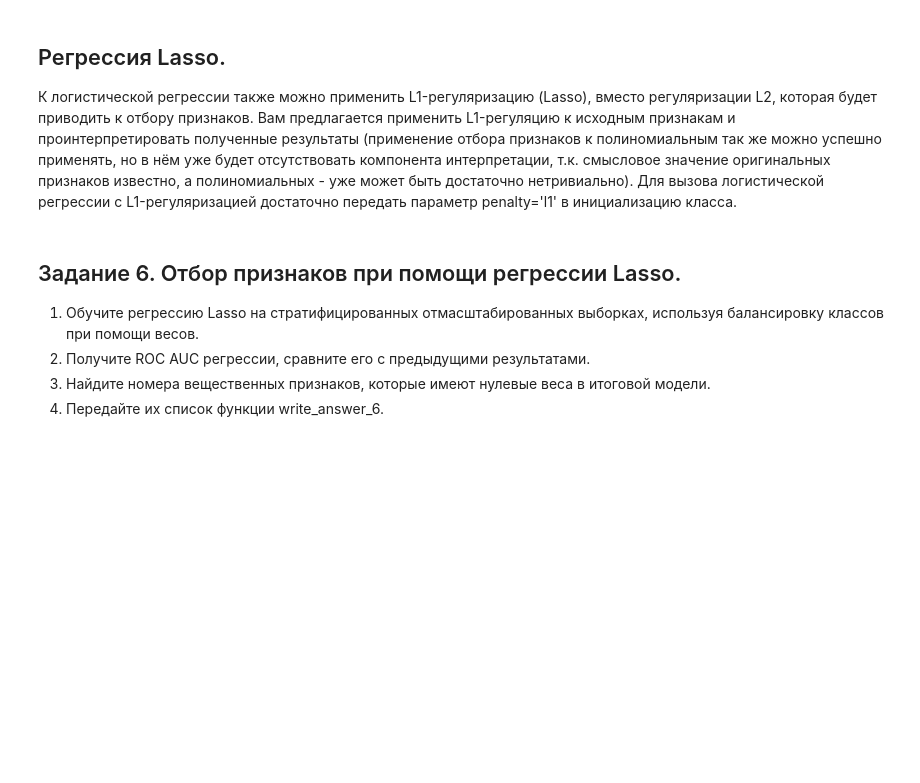
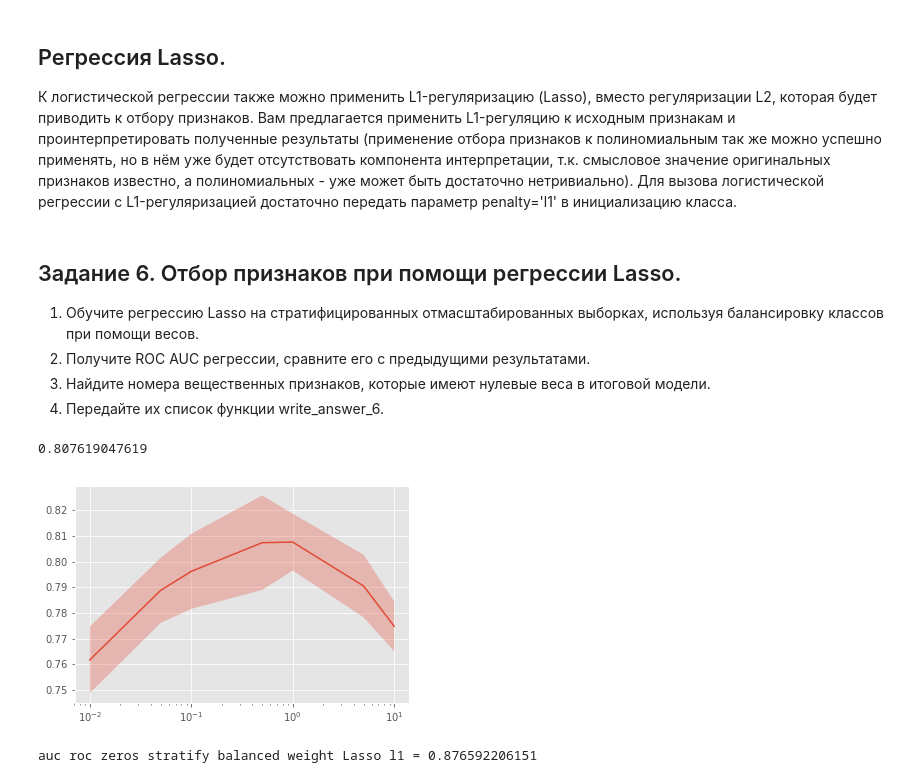
Before and after one commit to vadimbublikov2/coursera-ml-specialization, a Jupyter notebook: c2w3/Preprocessing_LR.ipynb, the cells around one changed output. Saved outputs shown, nothing was run; the diff lists cells and outputs as text; code cells hidden in the pictures; blank space fills up the shorter version.

```diff
--- a/c2w3/Preprocessing_LR.ipynb
+++ b/c2w3/Preprocessing_LR.ipynb
@@ -742,3 +745,15 @@ write_answer_5(aucroc)
 2. Получите ROC AUC регрессии, сравните его с предыдущими результатами.
 3. Найдите номера вещественных признаков, которые имеют нулевые веса в итоговой модели.
 4. Передайте их список функции write_answer_6.
+# %%
+estimator = LogisticRegression(class_weight='balanced', penalty='l1')
+optimizer = GridSearchCV(estimator, param_grid, n_jobs = 1, cv = 3)
+optimizer.fit(X_train_f, y_train_stratify)
+print optimizer.best_score_
+plot_scores2(optimizer)
+aucroc = roc_auc_score(y_test_stratify, optimizer.predict_proba(X_test_f)[:,1] )
+print 'auc roc zeros stratify balanced weight Lasso l1 = {}'.format(str(aucroc))
+# %% [output]
+0.807619047619
+[figure, added]
+auc roc zeros stratify balanced weight Lasso l1 = 0.876592206151
```
Also changed, not shown: parts of 18 cells of this notebook, 6 other files.
